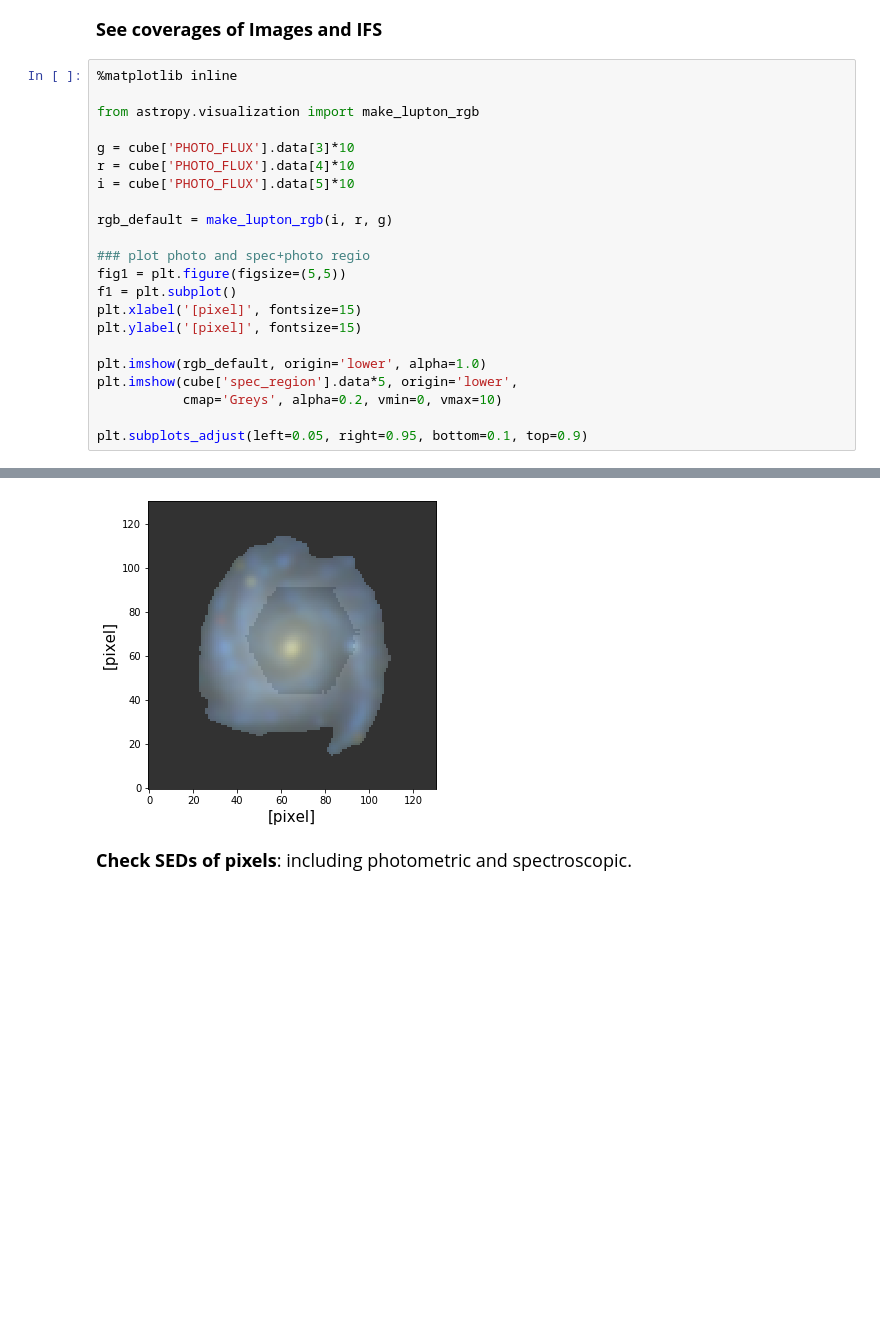
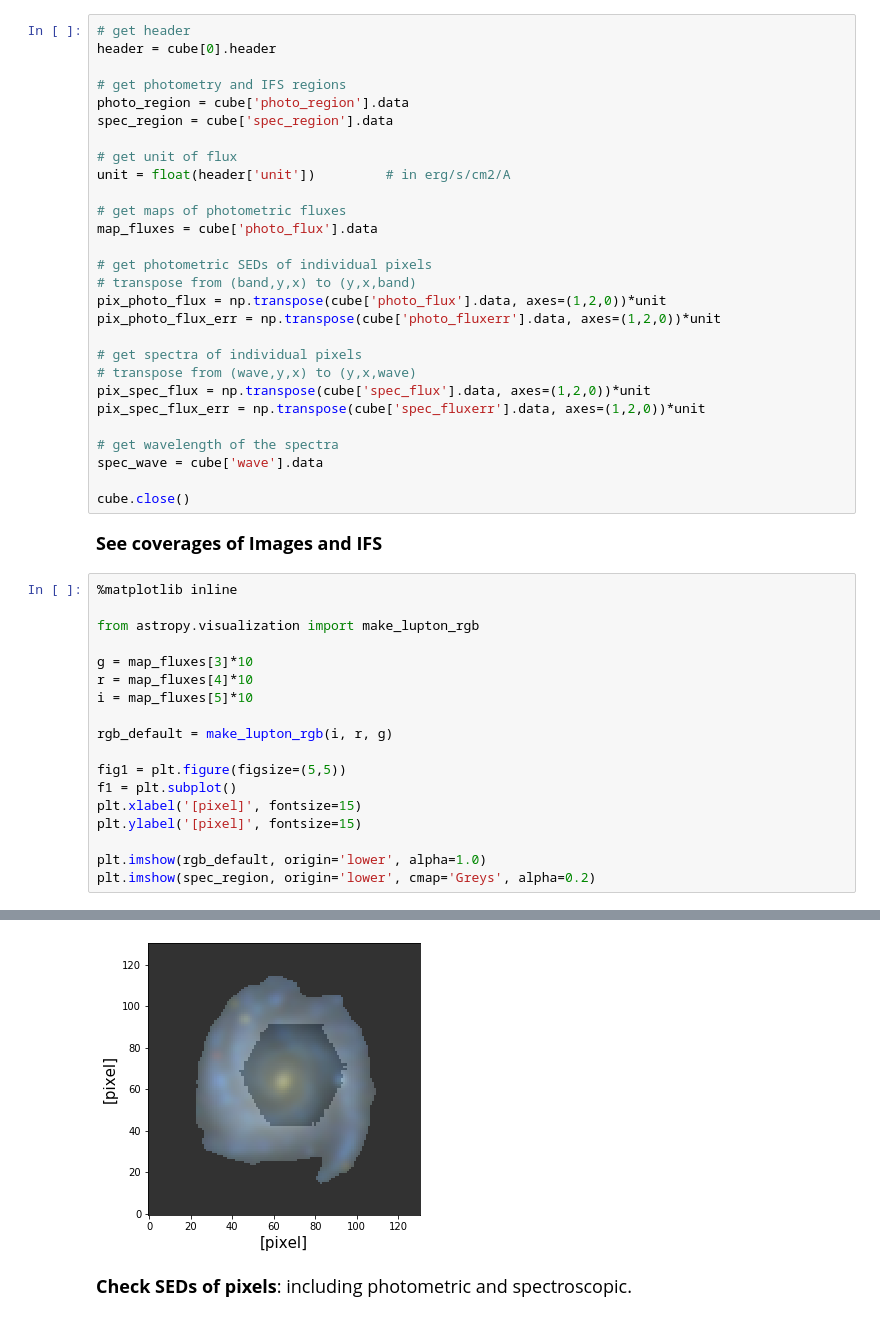
Before and after one commit to aabdurrouf/piXedfit, a Jupyter notebook: examples/FUVtoNIR_CALIFA/Step3_matching_img_ifs_part1.ipynb, the cells around one changed output, grey strips where cells are left out. Saved outputs shown, nothing was run; the diff lists cells and outputs as text; blank space fills up the shorter version.

```diff
--- a/examples/FUVtoNIR_CALIFA/Step3_matching_img_ifs_part1.ipynb
+++ b/examples/FUVtoNIR_CALIFA/Step3_matching_img_ifs_part1.ipynb
@@ -43,6 +43,34 @@ No.    Name      Ver    Type      Cards   Dimensions   Format
   6  PHOTO_REGION    1 ImageHDU         8   (131, 131)   float64
   7  STAMP_IMAGE    1 ImageHDU       107   (131, 131)   float64
 SIMPLE  =                    T / conforms to FITS standard                      BITPIX  =                  -64 / array data type                                NAXIS   =                    3 / number  ...
+# %%
+# get header
+header = cube[0].header
+
+# get photometry and IFS regions
+photo_region = cube['photo_region'].data
+spec_region = cube['spec_region'].data
+
+# get unit of flux
+unit = float(header['unit'])         # in erg/s/cm2/A
+
+# get maps of photometric fluxes
+map_fluxes = cube['photo_flux'].data
+
+# get photometric SEDs of individual pixels
+# transpose from (band,y,x) to (y,x,band)
+pix_photo_flux = np.transpose(cube['photo_flux'].data, axes=(1,2,0))*unit
+pix_photo_flux_err = np.transpose(cube['photo_fluxerr'].data, axes=(1,2,0))*unit
+
+# get spectra of individual pixels
+# transpose from (wave,y,x) to (y,x,wave)
+pix_spec_flux = np.transpose(cube['spec_flux'].data, axes=(1,2,0))*unit
+pix_spec_flux_err = np.transpose(cube['spec_fluxerr'].data, axes=(1,2,0))*unit
+
+# get wavelength of the spectra
+spec_wave = cube['wave'].data
+
+cube.close()
 # %% [markdown]
 <font size="4"> **See coverages of Images and IFS**
 # %%
@@ -50,21 +78,17 @@ SIMPLE  =                    T / conforms to FITS standard
 
 from astropy.visualization import make_lupton_rgb
 
-g = cube['PHOTO_FLUX'].data[3]*10
-r = cube['PHOTO_FLUX'].data[4]*10
-i = cube['PHOTO_FLUX'].data[5]*10
+g = map_fluxes[3]*10
+r = map_fluxes[4]*10
+i = map_fluxes[5]*10
 
 rgb_default = make_lupton_rgb(i, r, g)
 
-### plot photo and spec+photo regio
 fig1 = plt.figure(figsize=(5,5))
 f1 = plt.subplot()
 plt.xlabel('[pixel]', fontsize=15)
 plt.ylabel('[pixel]', fontsize=15)
 
 plt.imshow(rgb_default, origin='lower', alpha=1.0)
-plt.imshow(cube['spec_region'].data*5, origin='lower',
-           cmap='Greys', alpha=0.2, vmin=0, vmax=10)
-
-plt.subplots_adjust(left=0.05, right=0.95, bottom=0.1, top=0.9)
+plt.imshow(spec_region, origin='lower', cmap='Greys', alpha=0.2)
 # %% [output]
@@ -71,4 +96,4 @@ plt.subplots_adjust(left=0.05, right=0.95, bottom=0.1, top=0.9)
-[figure, old version]
+[figure, new version]
 # %% [markdown]
 <font size="4"> **Check SEDs of pixels**: including photometric and spectroscopic. </font>
 # %%
```
Also changed, not shown: parts of 4 cells of this notebook, 2 other files.
